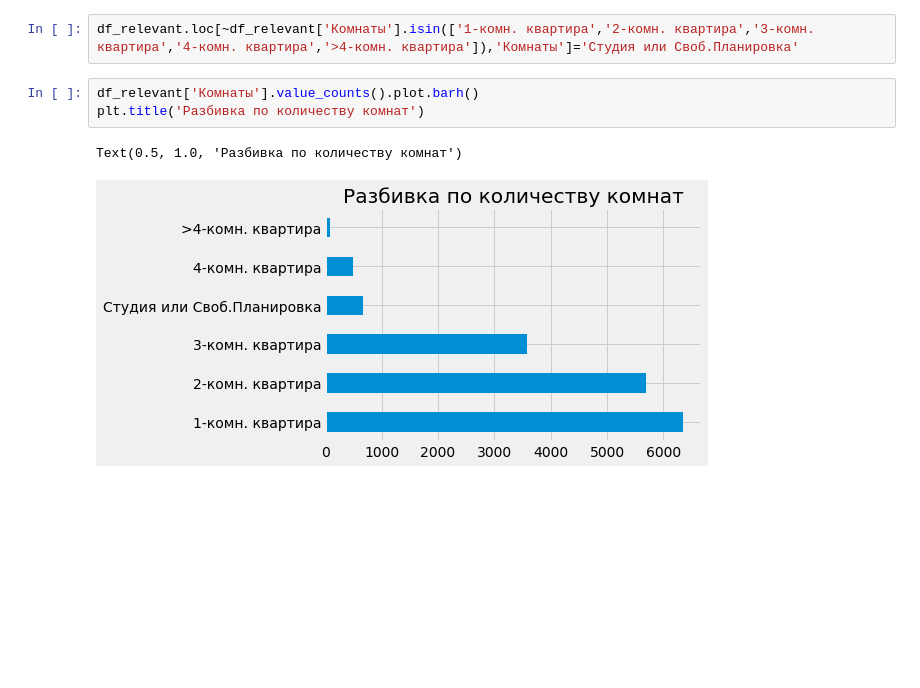
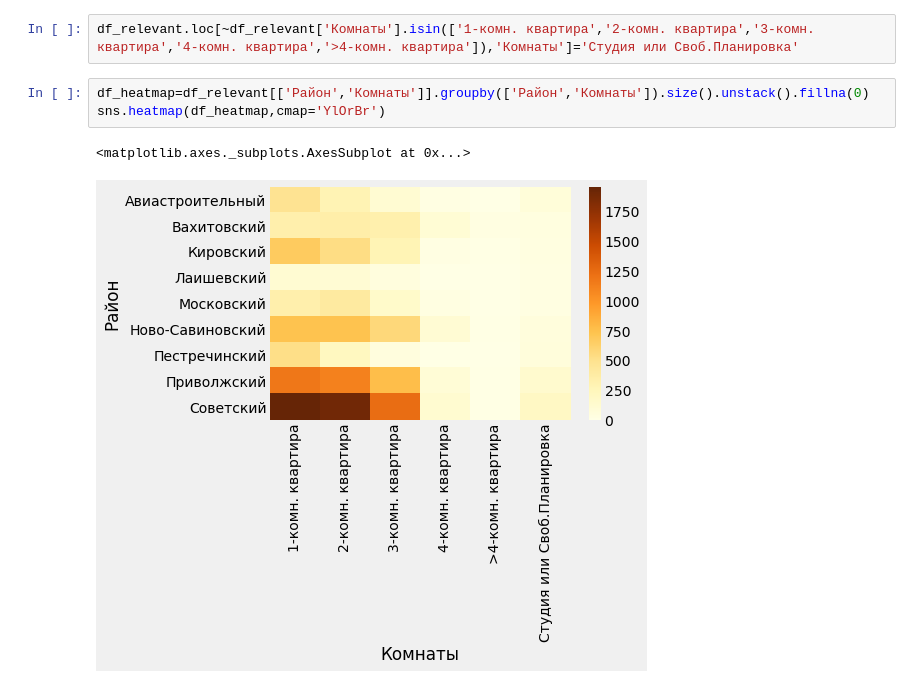
Before and after one commit to timurkanaz/Flat_Offers_Analysis, a Jupyter notebook: Domofond_Viz.ipynb, the cells around one changed output. Cells and saved outputs as stored; diff of their text form; blank space fills up the shorter version.

Commit message:
Added heatmap

```diff
--- a/Domofond_Viz.ipynb
+++ b/Domofond_Viz.ipynb
@@ -90,9 +91,9 @@ See the caveats in the documentation: https://pandas.pydata.org/pandas-docs/stab
   self.obj[item] = s
 # %%
 df_relevant.loc[~df_relevant['Комнаты'].isin(['1-комн. квартира','2-комн. квартира','3-комн. квартира','4-комн. квартира','>4-комн. квартира']),'Комнаты']='Студия или Своб.Планировка'
-# %%
-df_relevant['Комнаты'].value_counts().plot.barh()
-plt.title('Разбивка по количеству комнат')
-# %% [output]
-Text(0.5, 1.0, 'Разбивка по количеству комнат')
-[figure, removed]
+# %%
+df_heatmap=df_relevant[['Район','Комнаты']].groupby(['Район','Комнаты']).size().unstack().fillna(0)
+sns.heatmap(df_heatmap,cmap='YlOrBr')
+# %% [output]
+<matplotlib.axes._subplots.AxesSubplot at 0x...>
+[figure, added]
```
Also changed, not shown: parts of 3 cells of this notebook.
